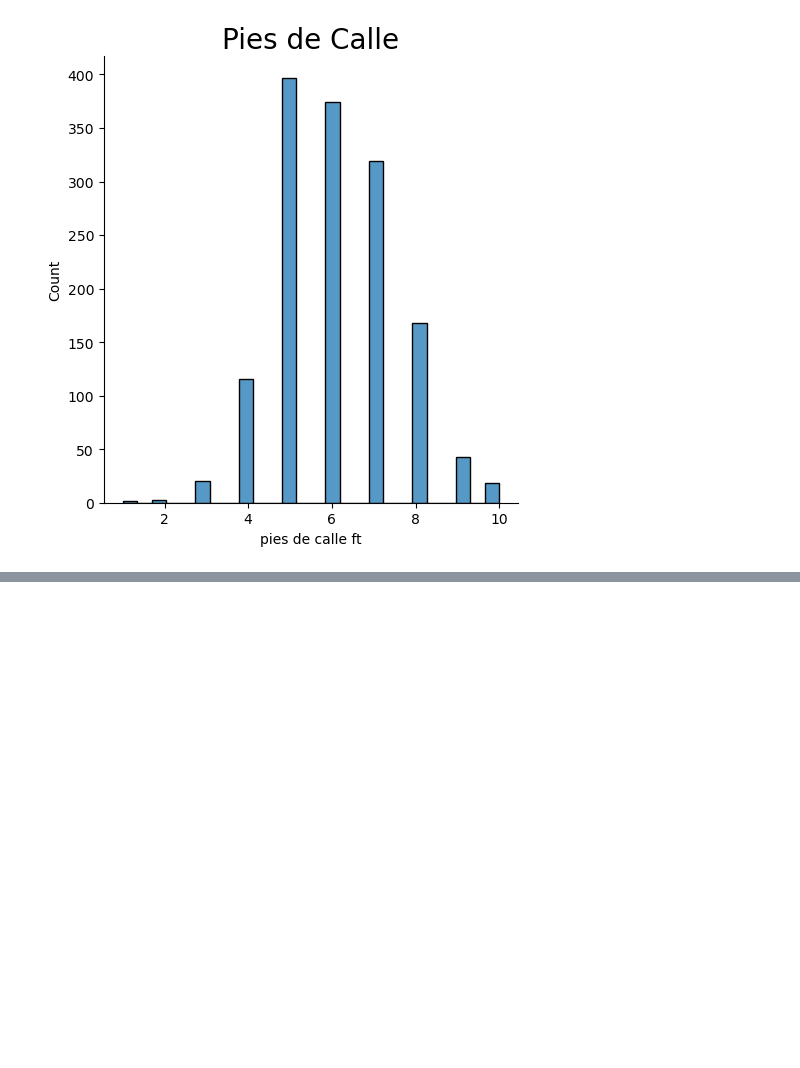
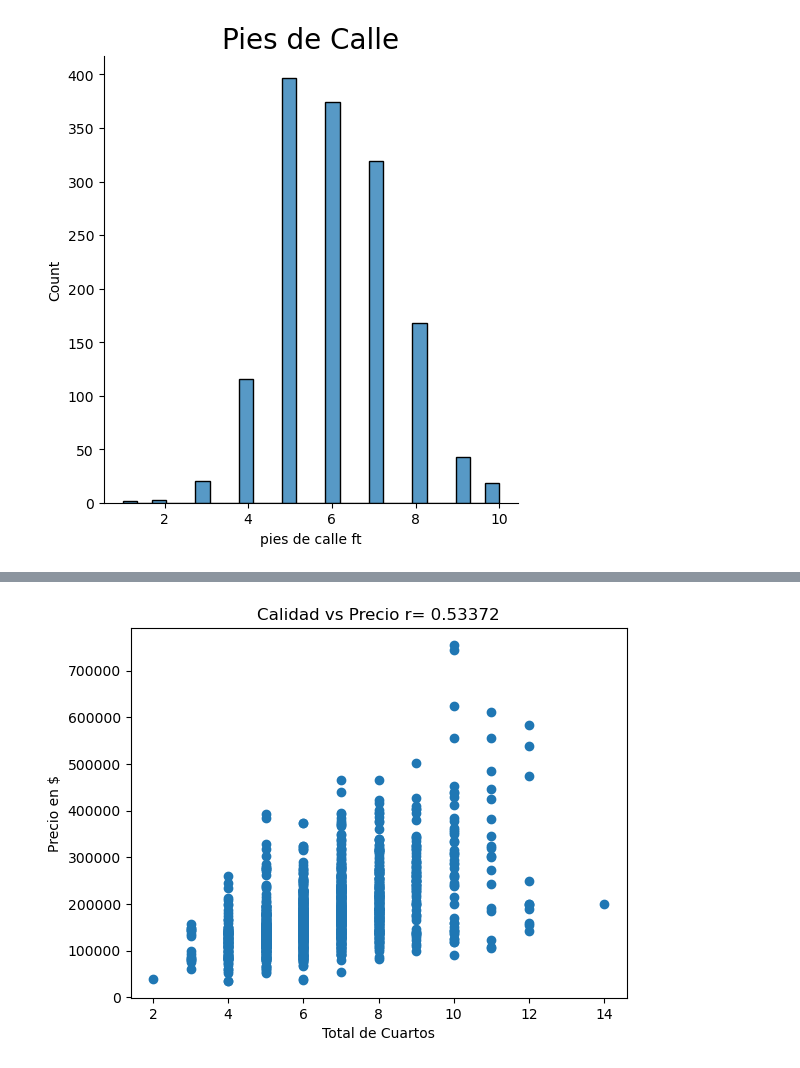
Before and after one commit to JPRodasM/Proyecto_1_CDP_23007125, a Jupyter notebook: Proyecto1.ipynb, the cells around one changed output, grey strips where cells are left out. Cells and saved outputs as stored; diff of their text form; code cells hidden in the pictures; blank space fills up the shorter version.

```diff
--- a/Proyecto1.ipynb
+++ b/Proyecto1.ipynb
@@ -219,0 +246,10 @@ plt.show()
+# %%
+#Total de cuartos vs Precio
+r = np.corrcoef(data[:,3],data[:,0])
+plt.scatter(data[:,3],data[:,0])
+plt.title('Calidad vs Precio r= '+ str(round(r[0,1],5)))
+plt.xlabel('Total de Cuartos')
+plt.ylabel('Precio en $')
+plt.show()
+# %% [output]
+[figure, added]
```
Also changed, not shown: parts of 6 cells of this notebook.
